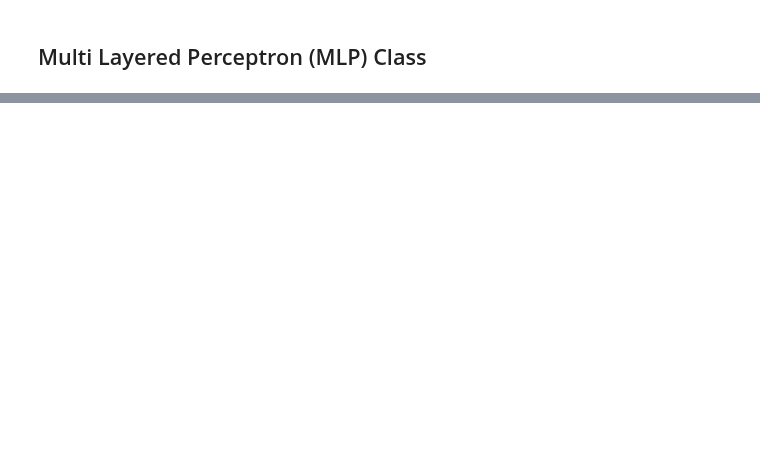
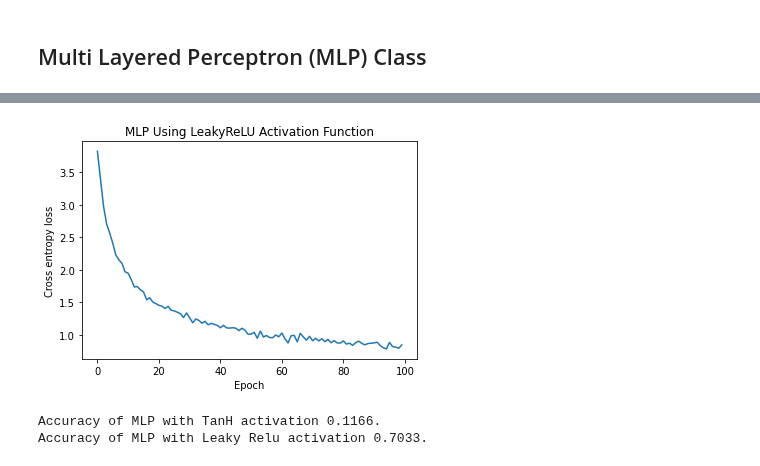
Before and after one commit to acollin19/comp551, a Jupyter notebook: A3/assignment3_group_24.ipynb, the cells around one changed output, grey strips where cells are left out. Drawn from its saved outputs; the diff is of its cells as text; code cells hidden in the pictures; blank space fills up the shorter version.

```diff
--- a/A3/assignment3_group_24.ipynb
+++ b/A3/assignment3_group_24.ipynb
@@ -210,6 +224,6 @@ mlp2 = MLP(
     SoftmaxOutputLayer()
 )
 opt2 = GradientDescentOptimizer(mlp2, 1e-2)
-
-train(mlp2, opt2, X_train, y_train, 100, 1000)
+title= "MLP with Two Hidden Layers"
+train(mlp2, opt2, X_train, y_train, 100, 1000, title)
 # %% [output]
@@ -221,0 +289,25 @@ np.sum(np.argmax(mlp2.forward(X_test), axis=1) == y_test_val) / X_test.shape[0]
+# %%
+# LeakyReLU with 2 hidden layer MLP
+leakyMlp2 = MLP(
+    LinearLayer(n_features, HIDDEN_SIZE),
+    LeakyReLULayer(),
+    LinearLayer(HIDDEN_SIZE, HIDDEN_SIZE),
+    LeakyReLULayer(),
+    LinearLayer(HIDDEN_SIZE, 10),
+    SoftmaxOutputLayer()
+)
+leakyOpt2 = GradientDescentOptimizer(leakyMlp2, 1e-2)
+title = "MLP Using LeakyReLU Activation Function"
+
+train(leakyMlp2, leakyOpt2, X_train, y_train, 100, 1000, title)
+# %% [output]
+[figure, added]
+# %%
+# Test accuracies
+accTanH = np.sum(np.argmax(tanHmlp2.forward(X_test), axis=1) == y_test_val) / X_test.shape[0]
+accLeaky = np.sum(np.argmax(leakyMlp2.forward(X_test), axis=1) == y_test_val) / X_test.shape[0]
+print(f'Accuracy of MLP with TanH activation {accTanH}.')
+print(f'Accuracy of MLP with Leaky Relu activation {accLeaky}.')
+# %% [output]
+Accuracy of MLP with TanH activation 0.1166.
+Accuracy of MLP with Leaky Relu activation 0.7033.
```
Also changed, not shown: parts of 14 cells of this notebook.
